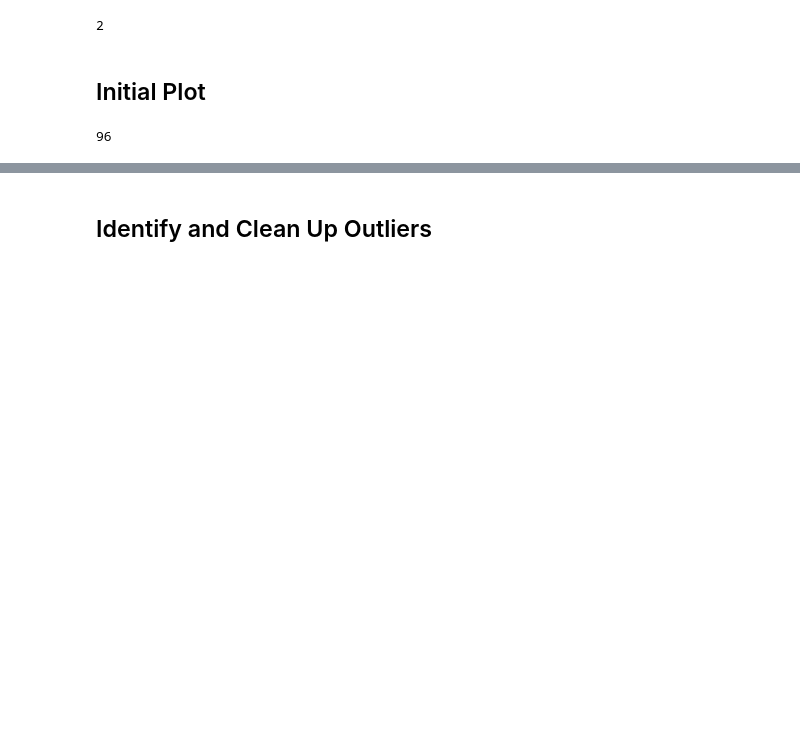
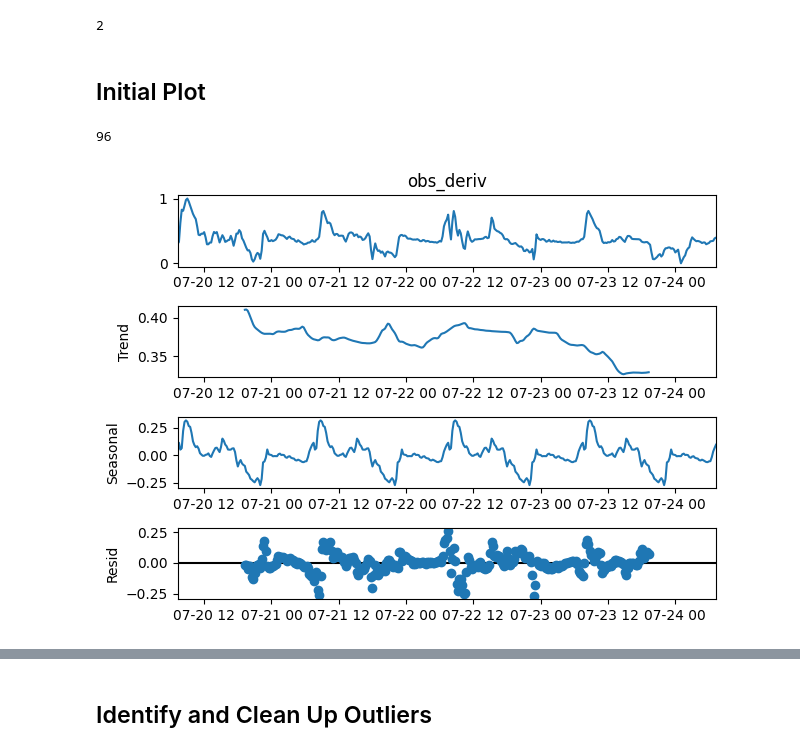
Before and after one commit to juliet29/windows, a Jupyter notebook: analysis/notebooks/230410_winstate.ipynb, the cells around one changed output, grey strips where cells are left out. Drawn from its saved outputs; the diff is of its cells as text; code cells hidden in the pictures; blank space fills up the shorter version.

```diff
--- a/analysis/notebooks/230410_winstate.ipynb
+++ b/analysis/notebooks/230410_winstate.ipynb
@@ -33,15 +33,16 @@ len(a01["Window Open"].unique())
 # %%
 # period => # samples per unit in length of time over which seasonality occurs (here, 4 samples/1 hour) * length of time over which seasonality occurs (here, 24 hours)
 n_samples = 4
 seasonality_period = 24
 period = n_samples*seasonality_period
 print(period)
 
 # calculate derivative of observation only
 obs_deriv = h.normalize(pd.Series(np.gradient(a01["Temp C"]), a01.index, name='obs_deriv'))
 
 stl_deriv = seasonal_decompose(obs_deriv,model='additive', period=period)
 
-# stl_deriv.plot();
+stl_deriv.plot();
 # %% [output]
 96
+[figure, added]
```
Also changed, not shown: parts of 2 cells of this notebook, 7 other files.
